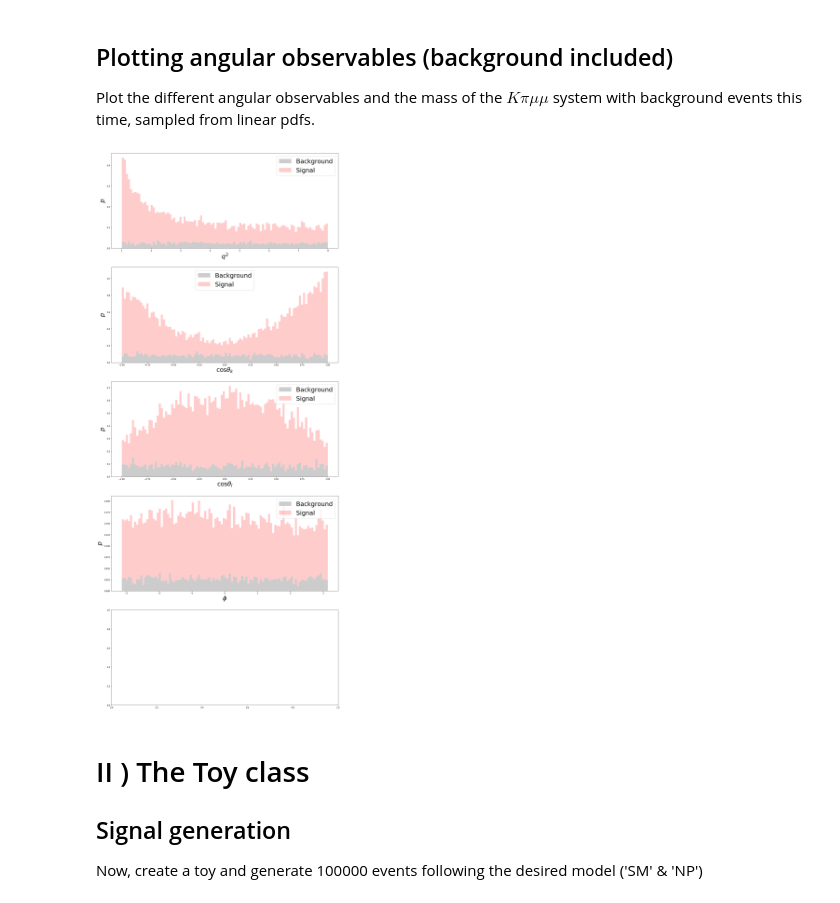
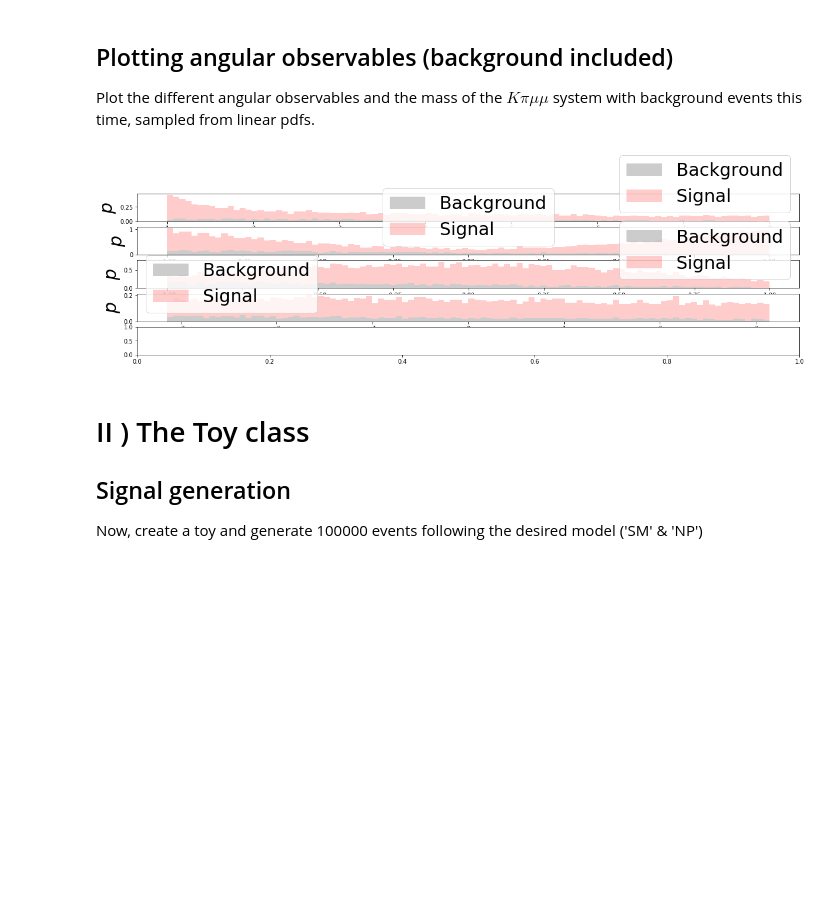
Before and after one commit to kamathrohan/b-decay-unbinned-machine-fit, a Jupyter notebook: Minuit/Demo SignalBck.ipynb, the cells around one changed output. Drawn from its saved outputs; the diff is of its cells as text; code cells hidden in the pictures; blank space fills up the shorter version.

```diff
--- a/Minuit/Demo SignalBck.ipynb
+++ b/Minuit/Demo SignalBck.ipynb
@@ -88,35 +88,35 @@ import tensorflow as tf
 
 nbins=100
 CoeffBCK = [
     [100.,10.],
     [100.,10.],
     [100.,10.],
     [100.,10.]
 ]
 bck = generate_background(CoeffBCK0, events_total=2_000, batch_size=1_000_000)
 signal =  generate(CoeffSM, events_total=10_000, batch_size=1_000_000)
 mix = tf.concat([bck , signal] , 0)
 
 fig , ax = plt.subplots( 5 , 1)
-plt.rcParams["figure.figsize"] = (20,50)
+#plt.rcParams["figure.figsize"] = (20,20)
 
 
 for j in range(4):
     ax[j].hist(  (bck[:,j] , signal[:,j])
              , bins=nbins
              , stacked=True
              , density=True
              , color= ['black' , 'red' ]
              , label= ['Background' , 'Signal']
              , alpha=0.2)
 
     ax[j].set_xlabel(labels[j] , fontsize=30)
     ax[j].set_ylabel(r'$p$' , fontsize=30)
     ax[j].legend(fontsize=30)
 
 plt.show()
 # %% [output]
-[figure, old version]
+[figure, new version]
 # %% [markdown]
 # II ) The Toy class
 
```
Also changed, not shown: parts of 20 cells of this notebook.
